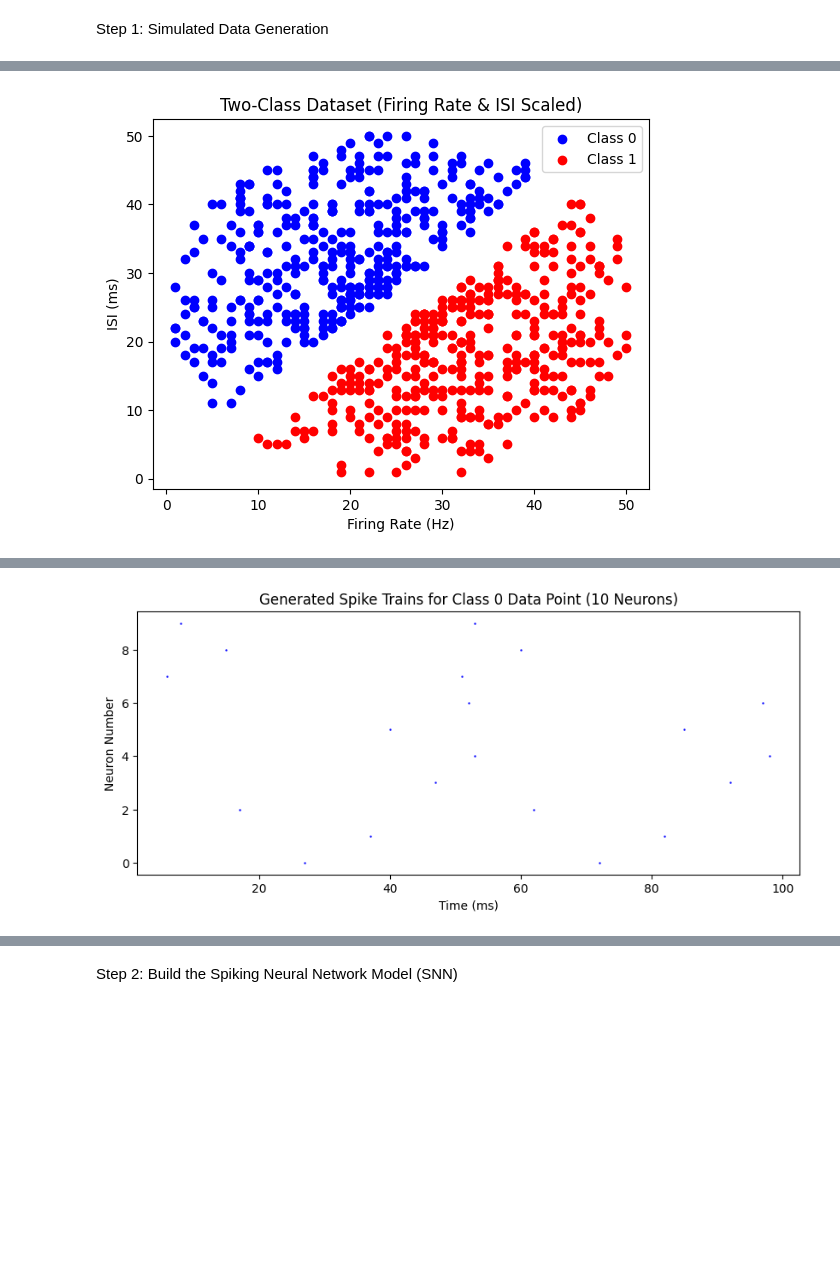
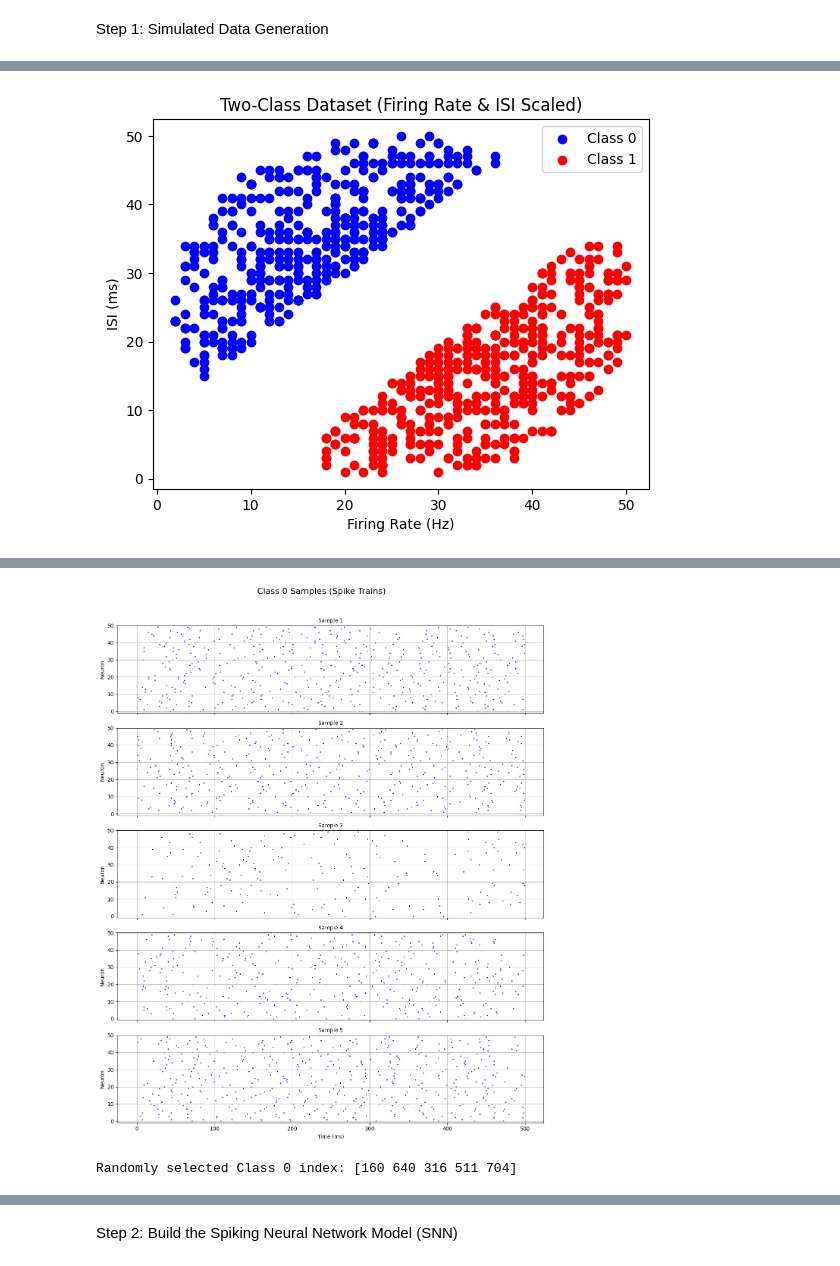
Before and after one commit to Oooorca/IRP_Neuro_SNN, a Jupyter notebook: test0221.ipynb, the cells around one changed output, grey strips where cells are left out. Saved outputs shown, nothing was run; the diff lists cells and outputs as text; code cells hidden in the pictures; blank space fills up the shorter version.

```diff
--- a/test0221.ipynb
+++ b/test0221.ipynb
@@ -52,9 +52,9 @@ import matplotlib.pyplot as plt
 np.random.seed(42)
 
 # Number of points per class
-num_points = 1000  # Increase the number of points to ensure sufficient data after filtering
+num_points = 2000  # Increase the number of points to ensure sufficient data after filtering
 radius = 10        # Radius of the circle
-min_distance = 1   # Minimum distance threshold from the line y = x
+min_distance = 3   # Minimum distance threshold from the line y = x
 
 # Generate random points within a circle centered at (0,0) (polar to Cartesian coordinates)
 angles = np.random.uniform(0, 2 * np.pi, num_points)  # Random angles
@@ -99,9 +99,9 @@ import matplotlib.pyplot as plt
 np.random.seed(42)
 
 # Number of points per class
-num_points = 1000  # Increase the number of points to ensure sufficient data after filtering
+num_points = 2000  # Increase the number of points to ensure sufficient data after filtering
 radius = 10        # Radius of the circle
-min_distance = 1   # Minimum distance threshold from the line y = x
+min_distance = 3   # Minimum distance threshold from the line y = x
 
 # Generate random points within a circle centered at (0,0) (polar to Cartesian coordinates)
 angles = np.random.uniform(0, 2 * np.pi, num_points)  # Random angles
@@ -128,7 +128,7 @@ def linear_map_to_integer(value, old_min, old_max, new_min, new_max):
 # Map to specified ranges: firing rate [1, 50] Hz and ISI [1, 50] ms
 X_min = X.min(axis=0)
 X_max = X.max(axis=0)
-firing_rates = linear_map_to_integer(X[:, 0], X_min[0], X_max[0], 1, 50)  # Hz
+firing_rates = linear_map_to_integer(X[:, 0], X_min[0], X_max[0], 2, 50)  # Hz
 isis = linear_map_to_integer(X[:, 1], X_min[1], X_max[1], 1, 50)          # ms
 
 # Visualize the data distribution in the mapped range
@@ -141,8 +141,8 @@ plt.title('Two-Class Dataset (Firing Rate & ISI Scaled)')
 plt.show()
 
 # T=100ms, 0.1 second, 100 time steps (1ms per step)
-T = 100
-num_neurons = 10
+T = 500
+num_neurons = 50
 
 # Function to generate spike trains
 def generate_spike_train(f, isi, num_neurons, T=100, max_attempts=50):
@@ -197,34 +197,53 @@ print(f"Spike Trains Shape: {spike_trains_per_sample.shape}")
 class0_indices = np.where(y == 0)[0]  # All indices for Class 0
 class1_indices = np.where(y == 1)[0]  # All indices for Class 1
 
-class0_idx = np.random.choice(class0_indices)  # Random index for Class 0
-class1_idx = np.random.choice(class1_indices)  # Random index for Class 1
+# Visualize spike trains for Class 0 data point
+num_samples_to_plot = 5
 
-print(f"Randomly selected Class 0 index: {class0_idx}")
-print(f"Randomly selected Class 1 index: {class1_idx}")
+fig, axes = plt.subplots(num_samples_to_plot, 1, figsize=(12, num_samples_to_plot * 3), sharex=True)
+fig.suptitle('Class 0 Samples (Spike Trains)', fontsize=16)
 
-# Visualize spike trains for Class 0 data point
-plt.figure(figsize=(10, 4))
-example_neuron_spikes_class0 = spike_trains_per_sample[class0_idx]
+selected_class0_indices = np.random.choice(class0_indices, size=num_samples_to_plot, replace=False)
+print(f"Randomly selected Class 0 index: {selected_class0_indices}")
 
-for neuron_idx in range(num_neurons):
-    spike_times = np.where(example_neuron_spikes_class0[neuron_idx] == 1)[0]
-    plt.scatter(spike_times, np.ones_like(spike_times) * neuron_idx, s=2, color='b', marker='.')
-plt.xlabel('Time (ms)')
-plt.ylabel('Neuron Number')
-plt.title('Generated Spike Trains for Class 0 Data Point (10 Neurons)')
+for i, (class0_idx, ax) in enumerate(zip(selected_class0_indices, axes)):
+    example_neuron_spikes_class0 = spike_trains_per_sample[class0_idx]
+
+    for neuron_idx in range(num_neurons):
+        spike_times = np.where(example_neuron_spikes_class0[neuron_idx] == 1)[0]
+        ax.scatter(spike_times, np.ones_like(spike_times) * neuron_idx, s=5, color='b', marker='.')
+
+    ax.set_ylabel('Neuron')
+    ax.set_title(f'Sample {i+1}', fontsize=10)
+    ax.set_ylim(-1, num_neurons)
+    ax.grid(True)
+
+axes[-1].set_xlabel('Time (ms)')
+plt.tight_layout(rect=[0, 0, 1, 0.96])  # 调整布局避免标题遮挡
 plt.show()
 
+
 # Visualize spike trains for Class 1 data point
-plt.figure(figsize=(10, 4))
-example_neuron_spikes_class1 = spike_trains_per_sample[class1_idx]
+fig, axes = plt.subplots(num_samples_to_plot, 1, figsize=(12, num_samples_to_plot * 3), sharex=True)
+fig.suptitle('Class 1 Samples (Spike Trains)', fontsize=16)
 
-for neuron_idx in range(num_neurons):
-    spike_times = np.where(example_neuron_spikes_class1[neuron_idx] == 1)[0]
-    plt.scatter(spike_times, np.ones_like(spike_times) * neuron_idx, s=2, color='r', marker='.')
-plt.xlabel('Time (ms)')
-plt.ylabel('Neuron Number')
-plt.title('Generated Spike Trains for Class 1 Data Point (10 Neurons)')
+selected_class1_indices = np.random.choice(class1_indices, size=num_samples_to_plot, replace=False)
+print(f"Randomly selected Class 0 index: {selected_class1_indices}")
+
+for i, (class1_idx, ax) in enumerate(zip(selected_class1_indices, axes)):
+    example_neuron_spikes_class1 = spike_trains_per_sample[class1_idx]
+
+    for neuron_idx in range(num_neurons):
+        spike_times = np.where(example_neuron_spikes_class1[neuron_idx] == 1)[0]
+        ax.scatter(spike_times, np.ones_like(spike_times) * neuron_idx, s=5, color='r', marker='.')
+
+    ax.set_ylabel('Neuron')
+    ax.set_title(f'Sample {i+1}', fontsize=10)
+    ax.set_ylim(-1, num_neurons)
+    ax.grid(True)
+
+axes[-1].set_xlabel('Time (ms)')
+plt.tight_layout(rect=[0, 0, 1, 0.96])
 plt.show()
 # %% [output]
-[figure, old version]
+[figure, new version]
@@ -234 +252,2 @@ Randomly selected Class 1 index: 440
-[figure, old version]
+[figure, new version]
+Randomly selected Class 0 index: [160 640 316 511 704]
```
Also changed, not shown: parts of 7 cells of this notebook, 3 other files.
